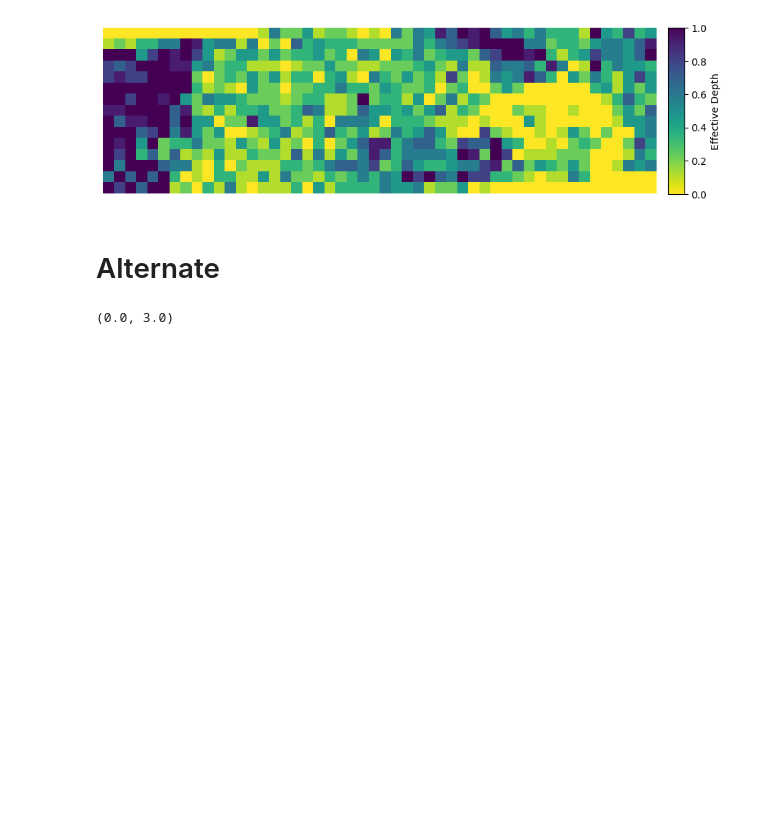
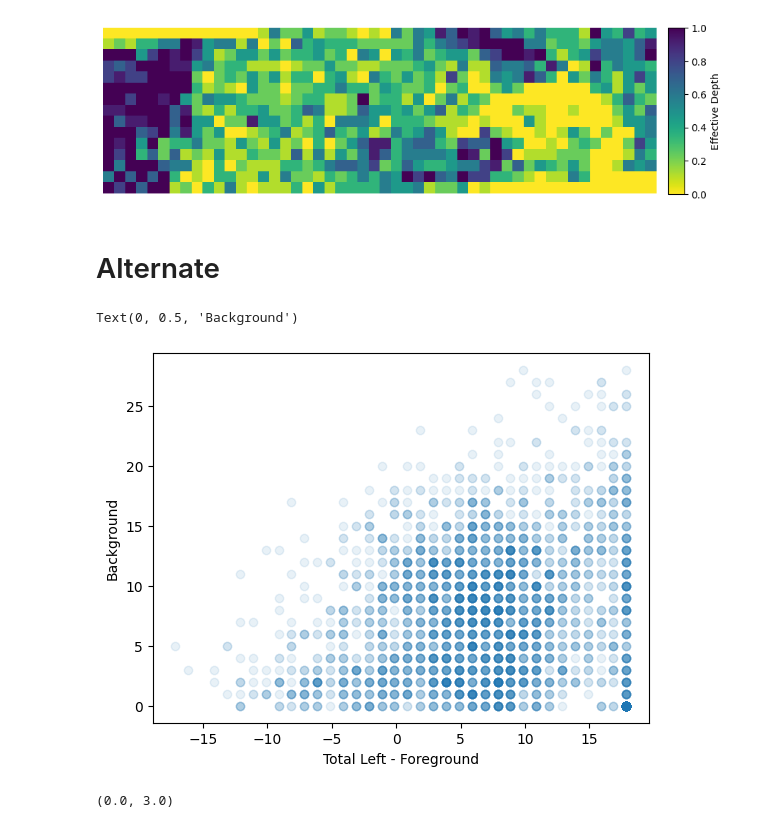
Before and after one commit to SpacialTree/dustridge-cd, a Jupyter notebook: notebooks/effective_depth.ipynb, the cells around one changed output. Drawn from its saved outputs; the diff is of its cells as text; code cells hidden in the pictures; blank space fills up the shorter version.

```diff
--- a/notebooks/effective_depth.ipynb
+++ b/notebooks/effective_depth.ipynb
@@ -677,6 +680,22 @@ def make_effective_depth_map(cat, ww, cat_tot=cat_use, dx=5*u.arcsec, band1='f18
     h_depth = h_fore / (h_fore + h_back)
     h_depth[h_total==0] = np.nan
     return h_depth
+# %%
+fore = make_foreground(cat_use, 'f182m', 'f212n', 17, 25, CT06_MWGC())
+fore_map = star_density_color(fore.catalog, ww, dx=5*u.arcsec)
+back = make_background(cat_use, 'f182m', 'f212n', 17, 25, CT06_MWGC())
+back_map = star_density_color(back.catalog, ww, dx=5*u.arcsec)
+left = make_left_correction_map(cat_use, ww, dx=5*u.arcsec, band1='f182m', band2='f212n', blue_limit=17, red_limit=25, ext=CT06_MWGC(), size=(2.6*u.arcmin, 8.4*u.arcmin))
+avg_left = np.nanmean(left)
+leftmfore = avg_left - fore_map
+
+#plt.plot([np.min(leftmfore), np.nanmax(leftmfore)], [np.min(leftmfore), np.nanmax(leftmfore)], color='k', alpha=0.5)
+plt.scatter(leftmfore.flatten(), back_map.flatten(), alpha=0.1)
+plt.xlabel('Total Left - Foreground')
+plt.ylabel('Background')
+# %% [output]
+Text(0, 0.5, 'Background')
+[figure, added]
 # %%
 cat_use.plot_CMD('f182m', 'f212n', 'f182m', s=1, alpha=0.2, color='gray')
 fore.plot_CMD('f182m', 'f212n', 'f182m', s=1, alpha=0.5, color='b')
```
Also changed, not shown: parts of 20 cells of this notebook.
